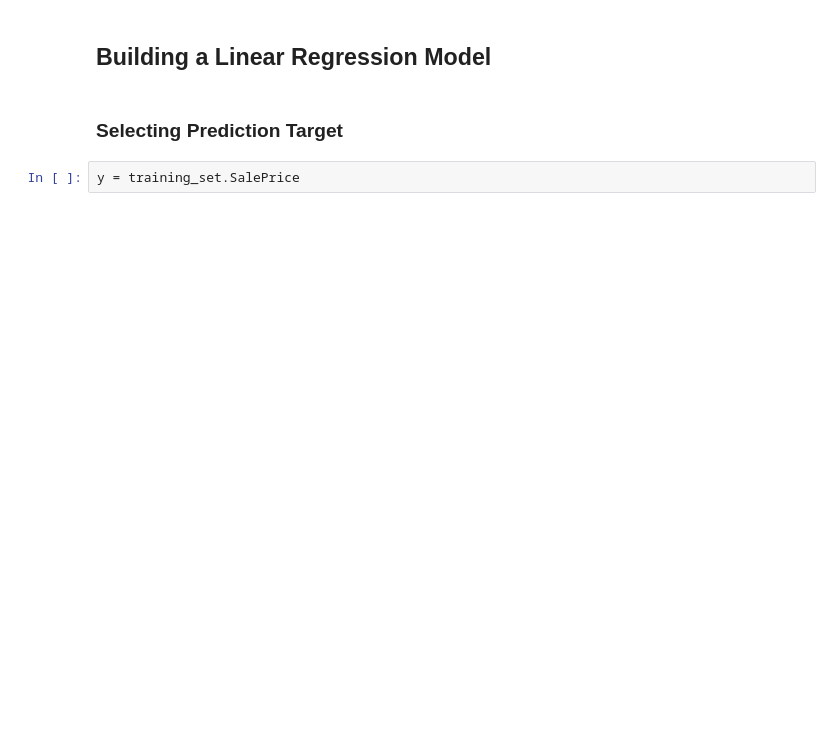
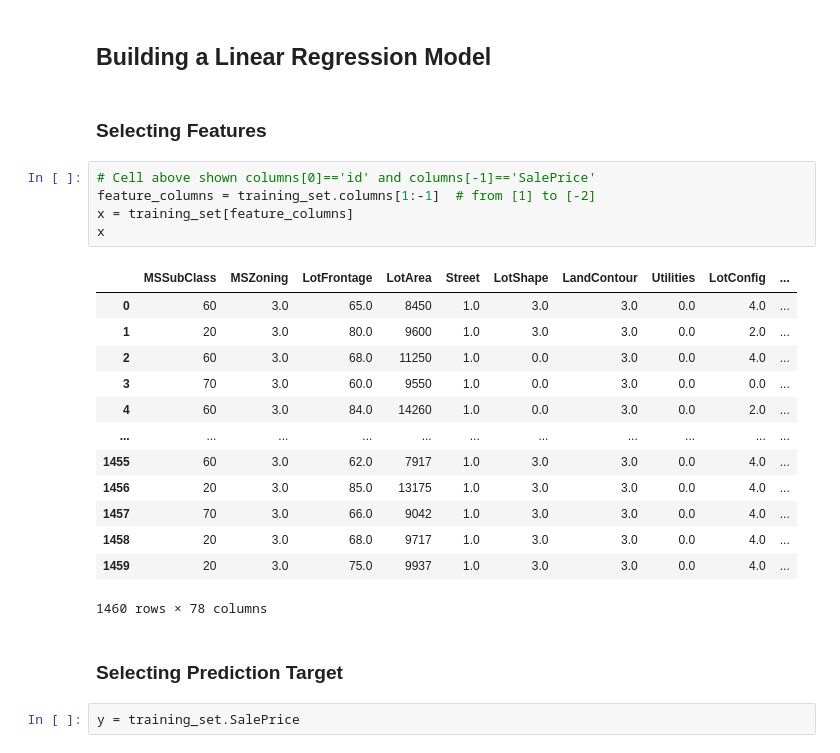
Before and after one commit to petermok-1213/house-price-regression, a Jupyter notebook: ipynb/linear_regression.ipynb, the cells around one changed output. Saved outputs shown, nothing was run; the diff lists cells and outputs as text; blank space fills up the shorter version.

```diff
--- a/ipynb/linear_regression.ipynb
+++ b/ipynb/linear_regression.ipynb
@@ -33,5 +59,26 @@ Index(['Id', 'MSSubClass', 'MSZoning', 'LotFrontage', 'LotArea', 'Street',
 # %% [markdown]
 ## Building a Linear Regression Model
+# %% [markdown]
+### Selecting Features
+# %%
+# Cell above shown columns[0]=='id' and columns[-1]=='SalePrice'
+feature_columns = training_set.columns[1:-1]  # from [1] to [-2]
+x = training_set[feature_columns]
+x
+# %% [output]
+|  | MSSubClass | MSZoning | LotFrontage | LotArea | Street | LotShape | LandContour | Utilities | LotConfig | ... |
+| 0 | 60 | 3.0 | 65.0 | 8450 | 1.0 | 3.0 | 3.0 | 0.0 | 4.0 | ... |
+| 1 | 20 | 3.0 | 80.0 | 9600 | 1.0 | 3.0 | 3.0 | 0.0 | 2.0 | ... |
+| 2 | 60 | 3.0 | 68.0 | 11250 | 1.0 | 0.0 | 3.0 | 0.0 | 4.0 | ... |
+| 3 | 70 | 3.0 | 60.0 | 9550 | 1.0 | 0.0 | 3.0 | 0.0 | 0.0 | ... |
+| 4 | 60 | 3.0 | 84.0 | 14260 | 1.0 | 0.0 | 3.0 | 0.0 | 2.0 | ... |
+| ... | ... | ... | ... | ... | ... | ... | ... | ... | ... | ... |
+| 1455 | 60 | 3.0 | 62.0 | 7917 | 1.0 | 3.0 | 3.0 | 0.0 | 4.0 | ... |
+| 1456 | 20 | 3.0 | 85.0 | 13175 | 1.0 | 3.0 | 3.0 | 0.0 | 4.0 | ... |
+| 1457 | 70 | 3.0 | 66.0 | 9042 | 1.0 | 3.0 | 3.0 | 0.0 | 4.0 | ... |
+| 1458 | 20 | 3.0 | 68.0 | 9717 | 1.0 | 3.0 | 3.0 | 0.0 | 4.0 | ... |
+| 1459 | 20 | 3.0 | 75.0 | 9937 | 1.0 | 3.0 | 3.0 | 0.0 | 4.0 | ... |
+1460 rows × 78 columns
 # %% [markdown]
 ### Selecting Prediction Target
 # %%
```
Also changed, not shown: parts of 12 cells of this notebook.
